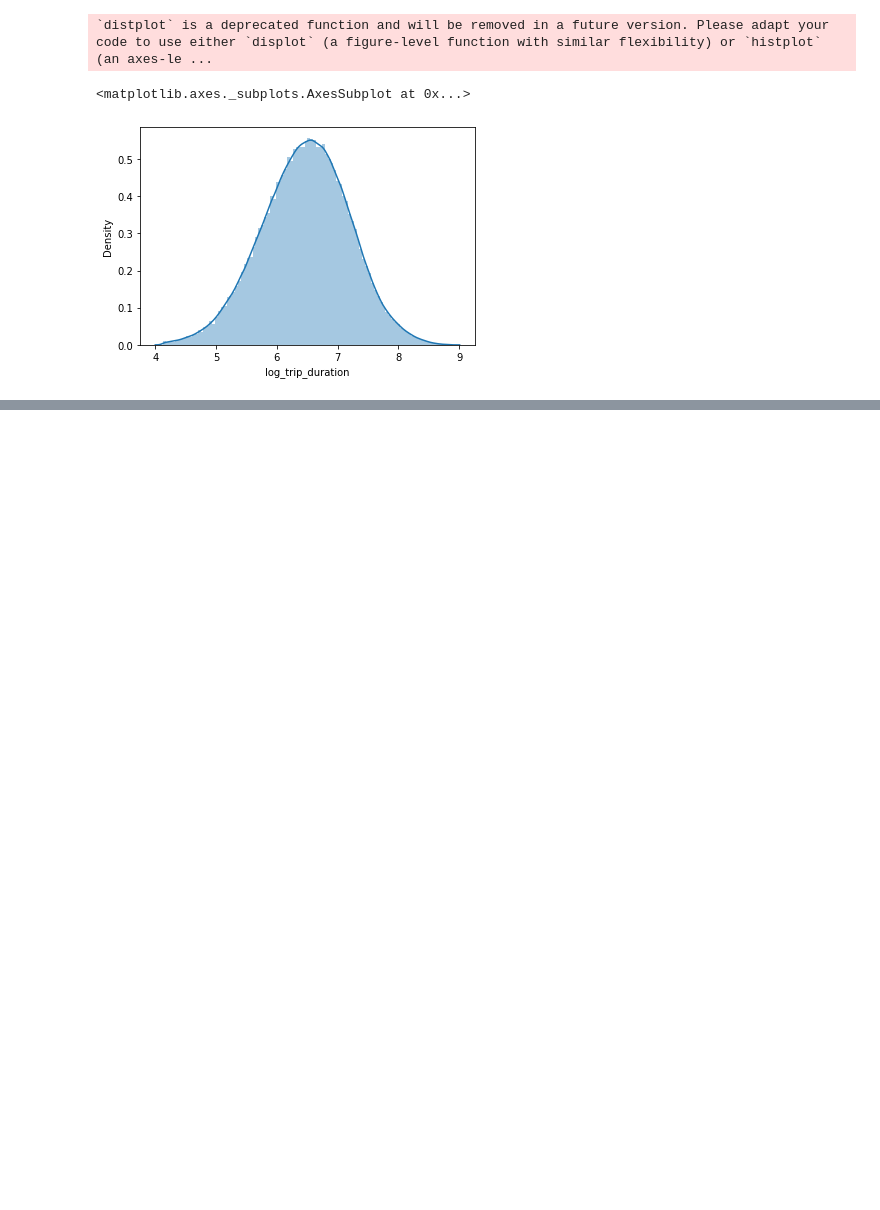
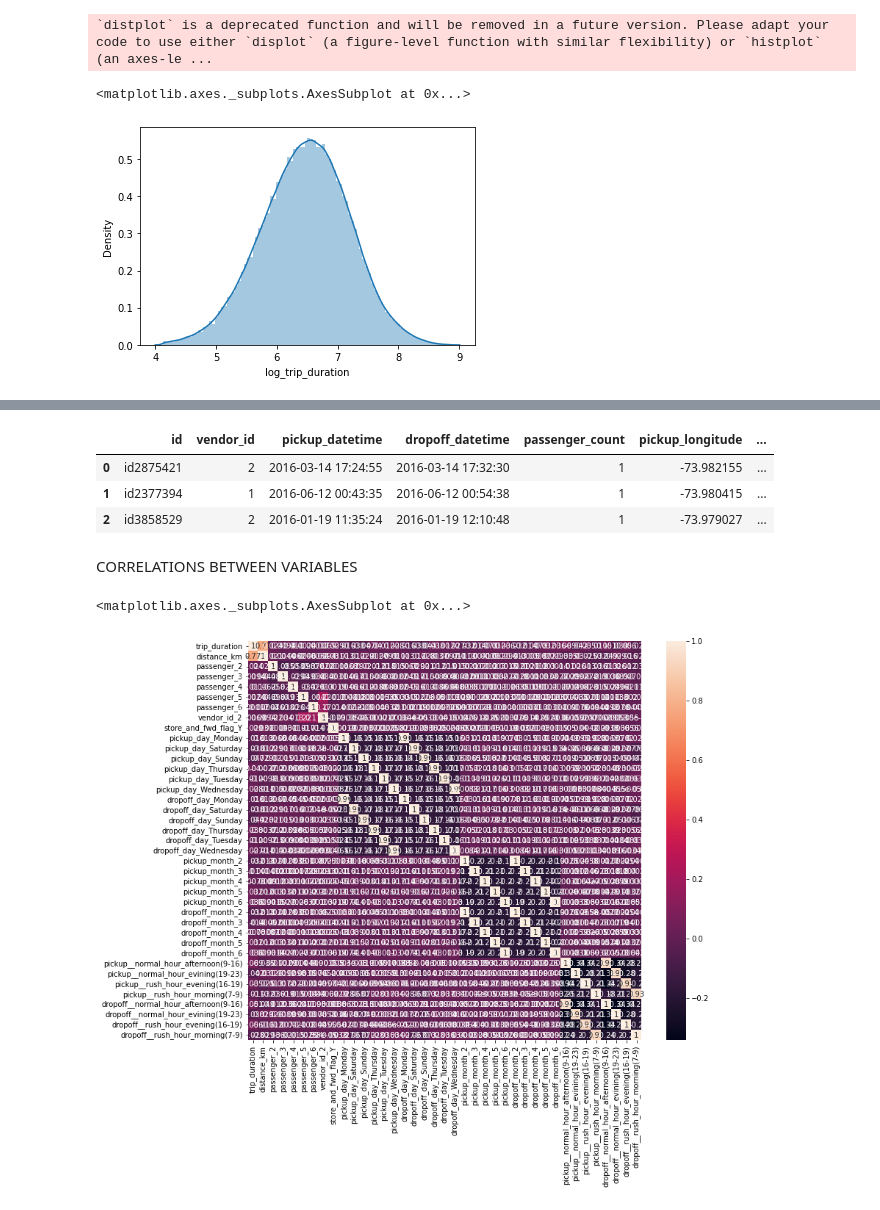
Before and after one commit to Manoj-Korukonda/NYC-taxi-trip-time-prediction, a Jupyter notebook: Manoj_nyc_taxi_trip_time_prediction_.ipynb, the cells around one changed output, grey strips where cells are left out. Drawn from its saved outputs; the diff is of its cells as text; code cells hidden in the pictures; blank space fills up the shorter version.

```diff
--- a/Manoj_nyc_taxi_trip_time_prediction_.ipynb
+++ b/Manoj_nyc_taxi_trip_time_prediction_.ipynb
@@ -569,0 +614,32 @@ sns.distplot(df_taxi["log_trip_duration"], bins =100)
+# %%
+#Applying one hot encoding to the catagorical variables
+taxi_vendor=pd.get_dummies(df_taxi['vendor_id'], prefix='vendor_id',drop_first= True)
+taxi_pax=pd.get_dummies(df_taxi['passenger_count'], prefix='passenger',drop_first= True)
+taxi_store_and_fwd_flag=pd.get_dummies(df_taxi['store_and_fwd_flag'], prefix='store_and_fwd_flag',drop_first= True)
+taxi_pickup_day=pd.get_dummies(df_taxi['pickup_day'], prefix='pickup_day',drop_first= True)
+taxi_dropoff_day=pd.get_dummies(df_taxi['dropoff_day'], prefix='dropoff_day',drop_first= True)
+taxi_pickup_month=pd.get_dummies(df_taxi['pickup_month'], prefix='pickup_month',drop_first= True)
+taxi_dropoff_month=pd.get_dummies(df_taxi['dropoff_month'], prefix='dropoff_month',drop_first= True)
+taxi_pickup_traffic_scenerio=pd.get_dummies(df_taxi['traffic_scenerio_pickup'], prefix='pickup_',drop_first= True)
+taxi_dropoff_traffic_scenerio=pd.get_dummies(df_taxi['traffic_scenerio_dropoff'], prefix='dropoff_',drop_first= True)
+# %%
+#Adding encoded columns to final data
+df_taxi=pd.concat([df_taxi,taxi_pax,taxi_vendor,taxi_store_and_fwd_flag,taxi_pickup_day,taxi_dropoff_day,taxi_pickup_month,taxi_dropoff_month,taxi_pickup_traffic_scenerio,taxi_dropoff_traffic_scenerio],axis=1)
+# %%
+df_taxi.head(3)
+# %% [output]
+|  | id | vendor_id | pickup_datetime | dropoff_datetime | passenger_count | pickup_longitude | ... |
+| 0 | id2875421 | 2 | 2016-03-14 17:24:55 | 2016-03-14 17:32:30 | 1 | -73.982155 | ... |
+| 1 | id2377394 | 1 | 2016-06-12 00:43:35 | 2016-06-12 00:54:38 | 1 | -73.980415 | ... |
+| 2 | id3858529 | 2 | 2016-01-19 11:35:24 | 2016-01-19 12:10:48 | 1 | -73.979027 | ... |
+# %%
+#Dropping unnecessary columns from dataset
+df_taxi=df_taxi.drop(['id','vendor_id','passenger_count','pickup_datetime','dropoff_datetime','pickup_longitude','pickup_latitude','dropoff_longitude','dropoff_latitude','log_trip_duration','speed_km/h','store_and_fwd_flag','traffic_scenerio_pickup','traffic_scenerio_dropoff','pickup_month','dropoff_month','pickup_day','dropoff_day','pickup_hour','dropoff_hour','dropoff_month_7'],axis=1)
+# %% [markdown]
+CORRELATIONS BETWEEN VARIABLES
+# %%
+plt.figure(figsize=(12,10))
+sns.heatmap(df_taxi.corr(),annot=True)
+# %% [output]
+<matplotlib.axes._subplots.AxesSubplot at 0x...>
+[figure, added]
```
Also changed, not shown: parts of 14 cells of this notebook.
